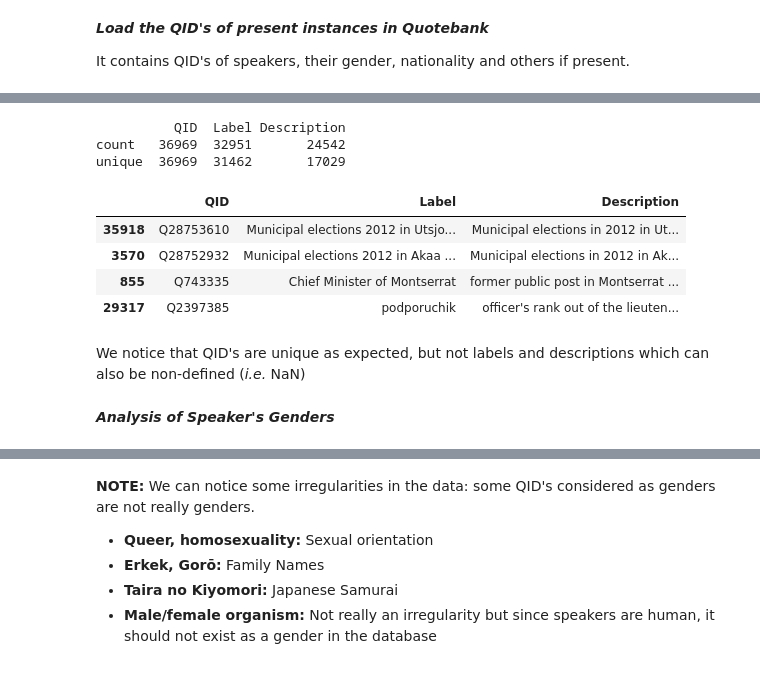
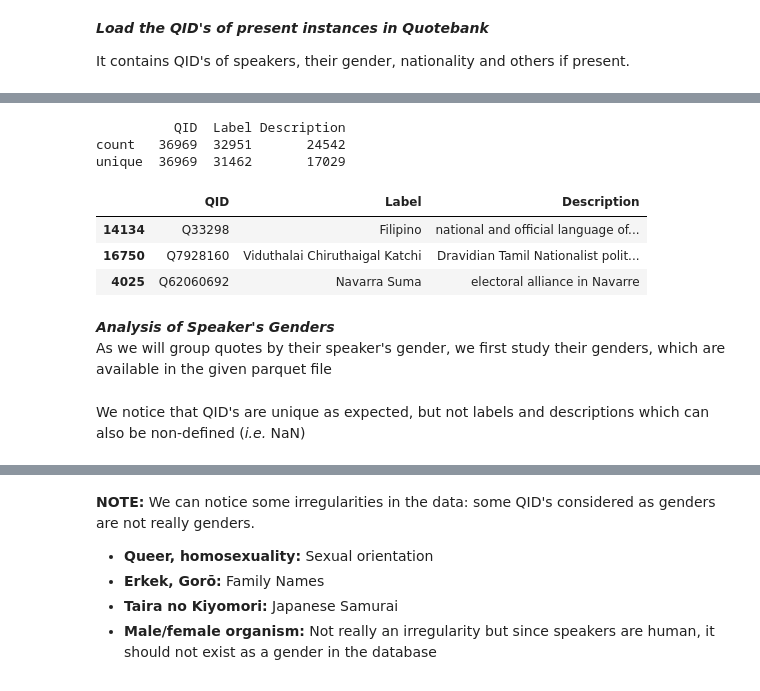
Before and after one commit to epfl-ada/ada-2021-project-adacadabras, a Jupyter notebook: metoo-media-impact-women.ipynb, the cells around one changed output, grey strips where cells are left out. Drawn from its saved outputs; the diff is of its cells as text; code cells hidden in the pictures.

```diff
--- a/metoo-media-impact-women.ipynb
+++ b/metoo-media-impact-women.ipynb
@@ -278,7 +278,3 @@ dtype: int64
 ***Load the QID's of present instances in Quotebank***
 
 It contains QID's of speakers, their gender, nationality and others if present.
-# %%
-%%time
-df_qid = pd.read_csv(WIKIDATA_LABELS_FILE, compression='bz2')
-# | QID | Label | Description |
@@ -288,16 +281,16 @@ Wall time: 260 ms
 # %%
 print(df_qid.describe().loc[['count', 'unique']])
-df_qid.sample(4)
+df_qid.sample(3)
 # %% [output]
           QID  Label Description
 count   36969  32951       24542
 unique  36969  31462       17029
 |  | QID | Label | Description |
-| 35918 | Q28753610 | Municipal elections 2012 in Utsjo... | Municipal elections in 2012 in Ut... |
-| 3570 | Q28752932 | Municipal elections 2012 in Akaa ... | Municipal elections in 2012 in Ak... |
-| 855 | Q743335 | Chief Minister of Montserrat | former public post in Montserrat ... |
-| 29317 | Q2397385 | podporuchik | officer's rank out of the lieuten... |
+| 14134 | Q33298 | Filipino | national and official language of... |
+| 16750 | Q7928160 | Viduthalai Chiruthaigal Katchi | Dravidian Tamil Nationalist polit... |
+| 4025 | Q62060692 | Navarra Suma | electoral alliance in Navarre |
+# %% [markdown]
+***Analysis of Speaker's Genders***\
+As we will group quotes by their speaker's gender, we first study their genders, which are available in the given parquet file
 # %% [markdown]
 We notice that QID's are unique as expected, but not labels and descriptions which can also be non-defined (*i.e.* NaN)
-# %% [markdown]
-***Analysis of Speaker's Genders***
```
Also changed, not shown: parts of 115 cells of this notebook, 1 other file.
